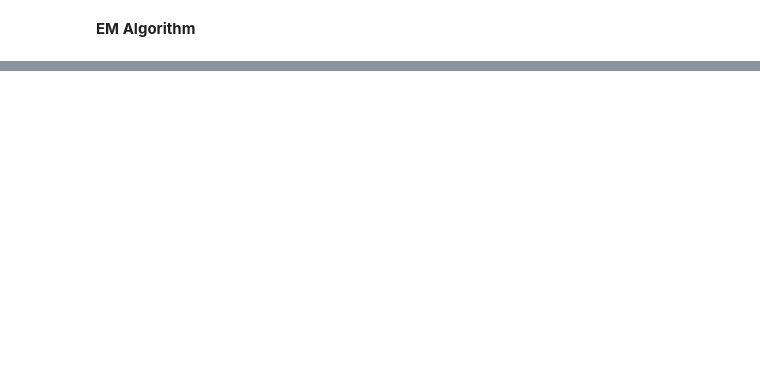
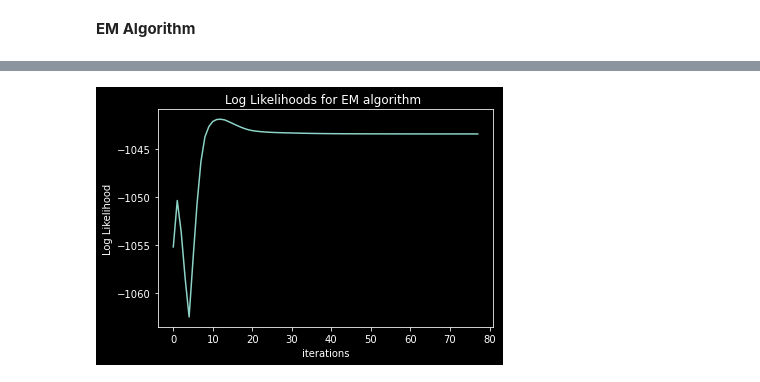
Before and after one commit to collinkennedy/Computational_Statistics, a Jupyter notebook: EM_algorithm.ipynb, the cells around one changed output, grey strips where cells are left out. Saved outputs shown, nothing was run; the diff lists cells and outputs as text; code cells hidden in the pictures; blank space fills up the shorter version.

Commit message:
plot log likelihoods

```diff
--- a/EM_algorithm.ipynb
+++ b/EM_algorithm.ipynb
@@ -109,14 +115,0 @@ array([  0.  ,   0.  ,   0.  ,   0.  ,   0.  ,   0.  ,   0.  ,   0.  ,
-# %%
-
-
-probs = [1/2,1/2] #2 classes
-k = len(probs)
-#mu vectors:
-new_X = np.array_split(X_train_vectorized_0_4,k) #mu vector for each of the k classes
-mus = np.array([np.mean(x,axis = 0) for x in new_X])
-sigmas = [np.eye(196,196) for i in range(len(probs))]
-# cov_matrices = np.array([np.cov(x.T) for x in new_X])
-f_ij = np.zeros((len(X_train_vectorized_0_4),k))
-# %%
-sigmas = np.array([np.eye(3,3) for i in range(2)])
-sigmas.shape
@@ -146,6 +122,6 @@ def initialize(data,seed,spherical = False):
 # %%
 #Assume 5 clusters/classes
-def em(data, k: int = 5, max_iter = 100, spherical = False, seed = 42, threshold = .0001):
+def em(data, k: int = 5, max_iter = 10, spherical = False, seed = 42, threshold = .0001):
 
     '''
     'data' is the dataset being clustered
@@ -300,2 +225,2 @@ array([[0.49857422, 0.50142578],
 # %%
-returned_class_probs, returned_mus, returned_sigmas,ret_log_responsibilities,ret_f_ij, returned_sigmas,ll, log_likelihoods = em(X_train_vectorized_0_4,k = 5,spherical = True)
+returned_class_probs, returned_mus, returned_sigmas,ret_log_responsibilities,ret_f_ij, returned_sigmas,ll, log_likelihoods = em(X_train_vectorized_0_4,k = 5,max_iter = 20, spherical = True)
@@ -419,0 +249,12 @@ array([0.2, 0.2, 0.2, 0.2, 0.2])
+# %%
+#plot log
+from matplotlib import style
+style.use('dark_background')
+plt.figure()
+plt.plot(np.arange(0, len(log_likelihoods[1:])), log_likelihoods[1:]) ## fix
+plt.title("Log Likelihoods for EM algorithm ")
+plt.xlabel("iterations")
+plt.ylabel("Log Likelihood")
+plt.show()
+# %% [output]
+[figure, added]
```
Also changed, not shown: parts of 28 cells of this notebook.
